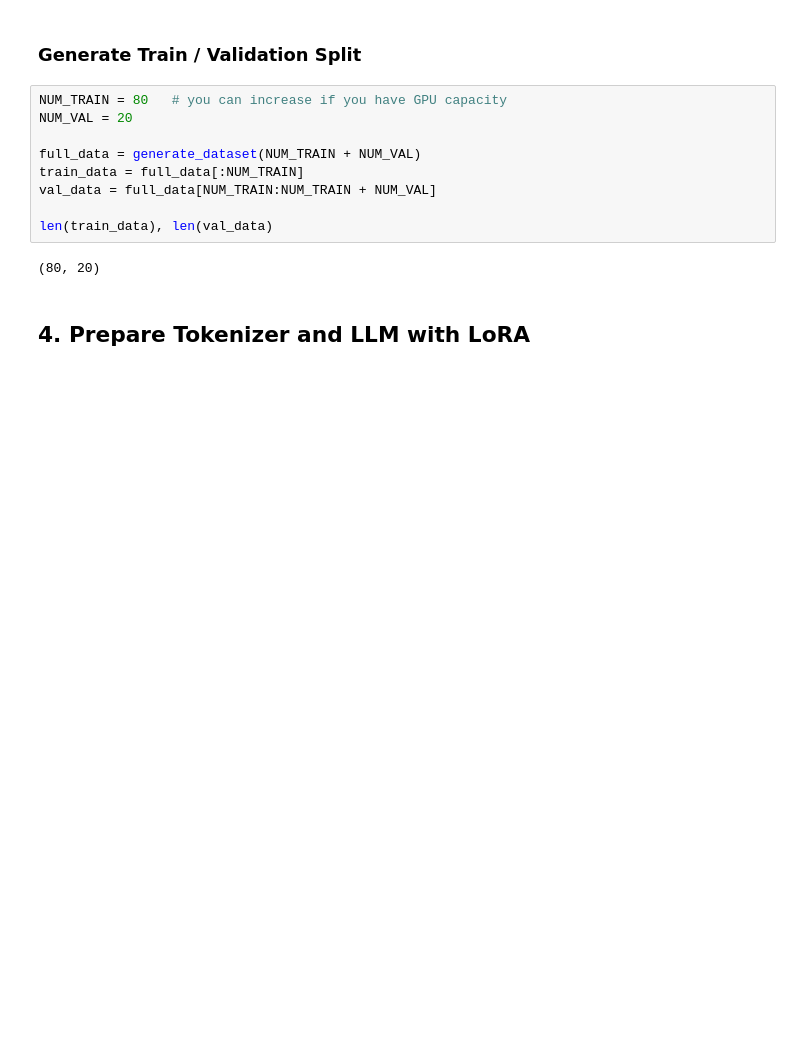
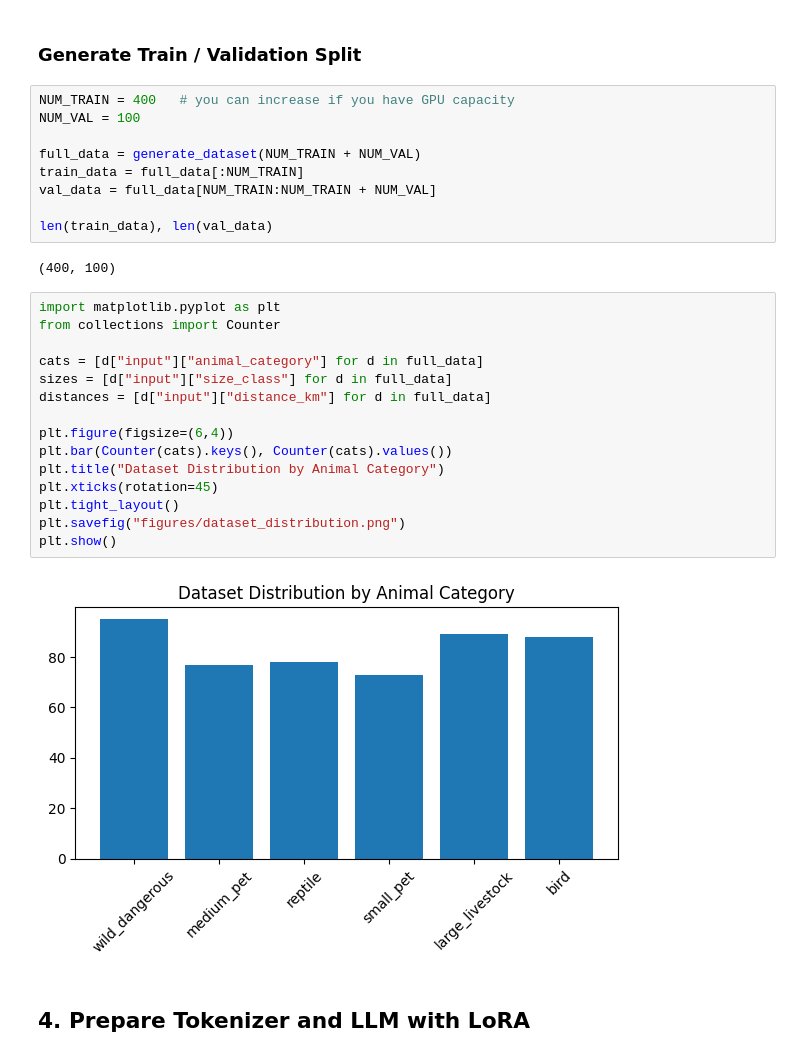
Before and after one commit to Yazangthb/animal_transport_project, a Jupyter notebook: animal_transport_full_pipeline.ipynb, the cells around one changed output. Saved outputs shown, nothing was run; the diff lists cells and outputs as text; blank space fills up the shorter version.

```diff
--- a/animal_transport_full_pipeline.ipynb
+++ b/animal_transport_full_pipeline.ipynb
@@ -418,8 +418,8 @@ def generate_dataset(num_samples: int) -> List[Dict[str, Any]]:
 # %% [markdown]
 ### Generate Train / Validation Split
 # %%
-NUM_TRAIN = 80   # you can increase if you have GPU capacity
-NUM_VAL = 20
+NUM_TRAIN = 400   # you can increase if you have GPU capacity
+NUM_VAL = 100
 
 full_data = generate_dataset(NUM_TRAIN + NUM_VAL)
 train_data = full_data[:NUM_TRAIN]
@@ -427,7 +427,24 @@ val_data = full_data[NUM_TRAIN:NUM_TRAIN + NUM_VAL]
 
 len(train_data), len(val_data)
 # %% [output]
-(80, 20)
+(400, 100)
+# %%
+import matplotlib.pyplot as plt
+from collections import Counter
+
+cats = [d["input"]["animal_category"] for d in full_data]
+sizes = [d["input"]["size_class"] for d in full_data]
+distances = [d["input"]["distance_km"] for d in full_data]
+
+plt.figure(figsize=(6,4))
+plt.bar(Counter(cats).keys(), Counter(cats).values())
+plt.title("Dataset Distribution by Animal Category")
+plt.xticks(rotation=45)
+plt.tight_layout()
+plt.savefig("figures/dataset_distribution.png")
+plt.show()
+# %% [output]
+[figure, added]
 # %% [markdown]
 ## 4. Prepare Tokenizer and LLM with LoRA
 # %%
```
Also changed, not shown: parts of 12 cells of this notebook.
